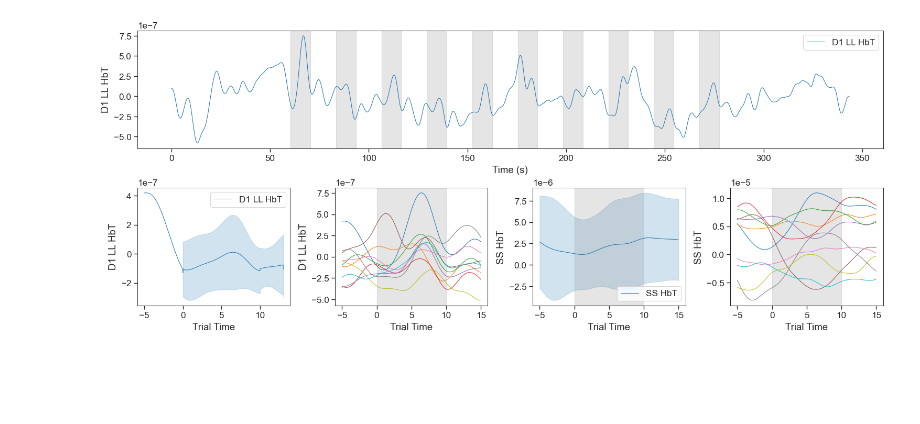
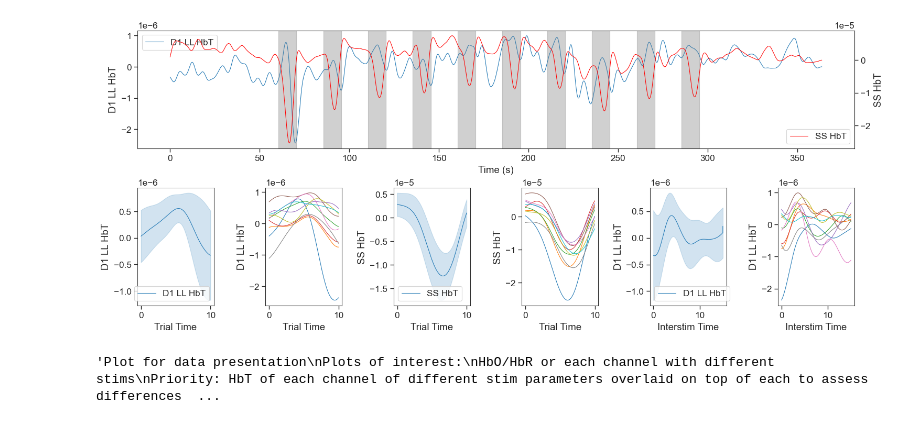
Before and after one commit to ludwig-lab/FNIRs, a Jupyter notebook: flexNIRs/20260213_fNIRs_QC.ipynb, the cells around one changed output. Cells and saved outputs as stored; diff of their text form; code cells hidden in the pictures; blank space fills up the shorter version.

```diff
--- a/flexNIRs/20260213_fNIRs_QC.ipynb
+++ b/flexNIRs/20260213_fNIRs_QC.ipynb
@@ -13,14 +13,15 @@ from fnirs_functions import *
 mpl.rcParams['lines.linewidth'] = 0.75
 mpl.rcParams['axes.linewidth'] = 0.75
 # %%
-meta_index = 2
+meta_index = 13
 
-#tank = r'G:\Data\fNIRs_qc\20260213_fNIRs_QC\CVP_SingleCh_Ramp-260213\\' + metaDF.at[meta_index, 'Tank']
-#flex_folder = r'G:\Data\fNIRs_qc\20260213_fNIRs_QC\flexNIRs\\' + metaDF.loc[meta_index, 'fNIRs Run'] + '.mat'
+metaDF = pd.read_excel(r'G:\Data\fNIRs_qc\20260213_fNIRs_QC\metadata.xlsx')
+tank = r'G:\Data\fNIRs_qc\20260213_fNIRs_QC\CVP_SingleCh_Ramp-260213\\' + metaDF.at[meta_index, 'Tank']
+flex_folder = r'G:\Data\fNIRs_qc\20260213_fNIRs_QC\flexNIRs\\' + metaDF.loc[meta_index, 'fNIRs Run'] + '.mat'
 
-metaDF = pd.read_excel(r'D:\Data\TDT_fNIRs\20260213_fNIRs_QC\metadata.xlsx')
-tank = r'D:\Data\TDT_fNIRs\20260213_fNIRs_QC\CVP_SingleCh_Ramp-260213\\' + metaDF.at[meta_index, 'Tank']
-flex_folder = r'D:\Data\TDT_fNIRs\20260213_fNIRs_QC\flexNIRs\\' + metaDF.loc[meta_index, 'fNIRs Run'] + '.mat'
+#metaDF = pd.read_excel(r'D:\Data\TDT_fNIRs\20260213_fNIRs_QC\metadata.xlsx')
+#tank = r'D:\Data\TDT_fNIRs\20260213_fNIRs_QC\CVP_SingleCh_Ramp-260213\\' + metaDF.at[meta_index, 'Tank']
+#flex_folder = r'D:\Data\TDT_fNIRs\20260213_fNIRs_QC\flexNIRs\\' + metaDF.loc[meta_index, 'fNIRs Run'] + '.mat'
 
 fd = flexNIRs(flex_folder)
 
@@ -42,25 +43,39 @@ fd.ssr_regression(data_type = data_type)
 # %%
 fig = plt.figure(layout='constrained', figsize=(15,6))
 d_type = 'SSR_filt'
 chan = 'D1 LL'
 color = 'HbT'
 z_shift = False
+pre_time = 0
+post_time = 0
 
-mosaic = [['full','full', 'full', 'full'],
-      ['avg', 'channel stack','avg SS', 'SS stack']]
+mosaic = [['full','full', 'full', 'full', 'full', 'full'],
+      ['avg', 'channel stack','avg SS', 'SS stack', 'avg interstim', 'interstim stack']]
 
 ax_dict = fig.subplot_mosaic(mosaic)
 
 fd.plot_channel(data_type =d_type, channel  = chan, wv = color, plot_style = 'full', fig_size = (12,6), show = False, axis = ax_dict['full'])
-fd.plot_channel(data_type = d_type, channel  = chan, wv = color, plot_style = 'interstim mean', pre_time = 5, post_time = 5, fig_size = (12,6), zero_shift = z_shift, show = False, axis = ax_dict['avg'])
-fd.plot_channel(data_type = d_type, channel  = chan, wv = color, plot_style = 'stacked', pre_time = 5, post_time = 5, fig_size = (12,6), zero_shift = z_shift, show = False, axis = ax_dict['channel stack'])
 
-fd.plot_channel(data_type = fd.SSR_dtype, channel  = 'SS', wv = color, plot_style = 'mean', pre_time = 5, post_time = 5, fig_size = (12,6), zero_shift = z_shift, show = False, axis = ax_dict['avg SS'])
-fd.plot_channel(data_type = fd.SSR_dtype, channel  = 'SS', wv = color, plot_style = 'stacked', pre_time = 5, post_time = 5, fig_size = (12,6), zero_shift = z_shift, show = False, axis = ax_dict['SS stack'])
-# fd.plot_channel(data_type = 'Mua_filt', channel  = chan, wv = color, plot_style = 'full', pre_time = 5, post_time = 5, fig_size = (12,6), zero_shift = True, show = False, axis = ax_dict['full'])
+ax2 = ax_dict['full'].twinx()
+fd.plot_channel(data_type =fd.SSR_dtype, channel  = 'SS', wv = color, plot_style = 'full', fig_size = (12,6), show = False, axis = ax2, color = 'red')
+ax2.legend(loc = 'lower right')
+
+# Plot mean & stack of channel
+fd.plot_channel(data_type = d_type, channel  = chan, wv = color, plot_style = 'mean', pre_time = pre_time, post_time = post_time, fig_size = (12,6), zero_shift = z_shift, show = False, axis = ax_dict['avg'])
+fd.plot_channel(data_type = d_type, channel  = chan, wv = color, plot_style = 'stacked', pre_time = pre_time, post_time = post_time, fig_size = (12,6), zero_shift = z_shift, show = False, axis = ax_dict['channel stack'])
+
+# Plot mean & stack of short-channel
+
+fd.plot_channel(data_type = fd.SSR_dtype, channel  = 'SS', wv = color, plot_style = 'mean', pre_time = pre_time, post_time = post_time, fig_size = (12,6), zero_shift = z_shift, show = False, axis = ax_dict['avg SS'])
+fd.plot_channel(data_type = fd.SSR_dtype, channel  = 'SS', wv = color, plot_style = 'stacked', pre_time = pre_time, post_time = post_time, fig_size = (12,6), zero_shift = z_shift, show = False, axis = ax_dict['SS stack'])
+
+# Plot mean & stack of interstim time
+fd.plot_channel(data_type = d_type, channel  = chan, wv = color, plot_style = 'interstim mean', zero_shift = z_shift, show = False, axis = ax_dict['avg interstim'])
+fd.plot_channel(data_type = d_type, channel  = chan, wv = color, plot_style = 'interstim stacked', zero_shift = z_shift, show = False, axis = ax_dict['interstim stack'])
+
 plt.show()
 # %% [output]
-[figure, old version]
+[figure, new version]
 # %%
 """Plot for data presentation
 Plots of interest:
@@ -89,6 +104,8 @@ d: stacked SS during baseline
 gigaplot #2 - side-by-side stims
 Single row of plots where each plot is a stimulation with the original data, ssr data, and SS data
 """
+# %% [output]
+'Plot for data presentation\nPlots of interest:\nHbO/HbR or each channel with different stims\nPriority: HbT of each channel of different stim parameters overlaid on top of each to assess differences  ...
 # %%
 plotDF = fd.get_data(data_type = 'Mua_filt')
 stimDF = fd.stimDF
```
Also changed, not shown: parts of 1 cell of this notebook, 1 other file.
